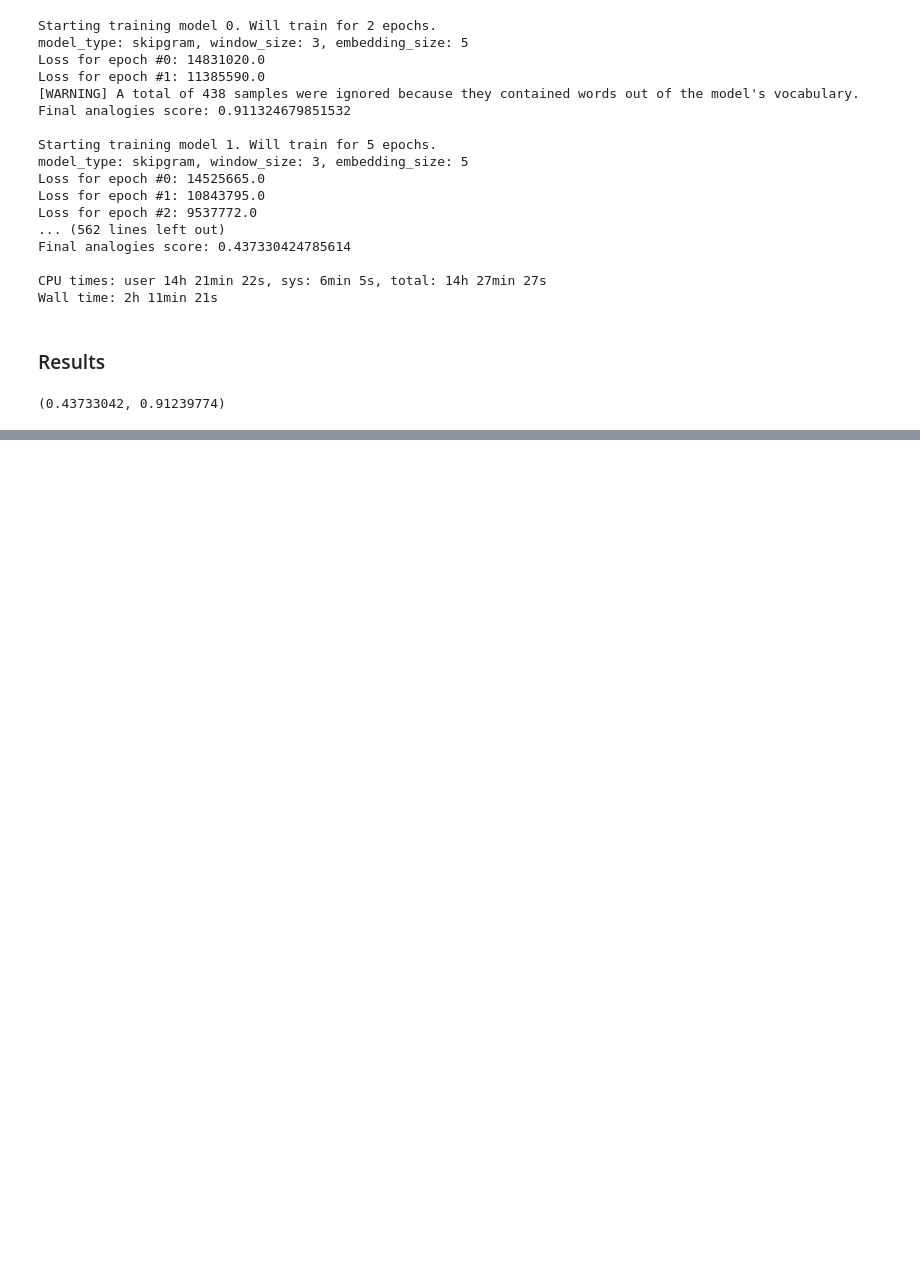
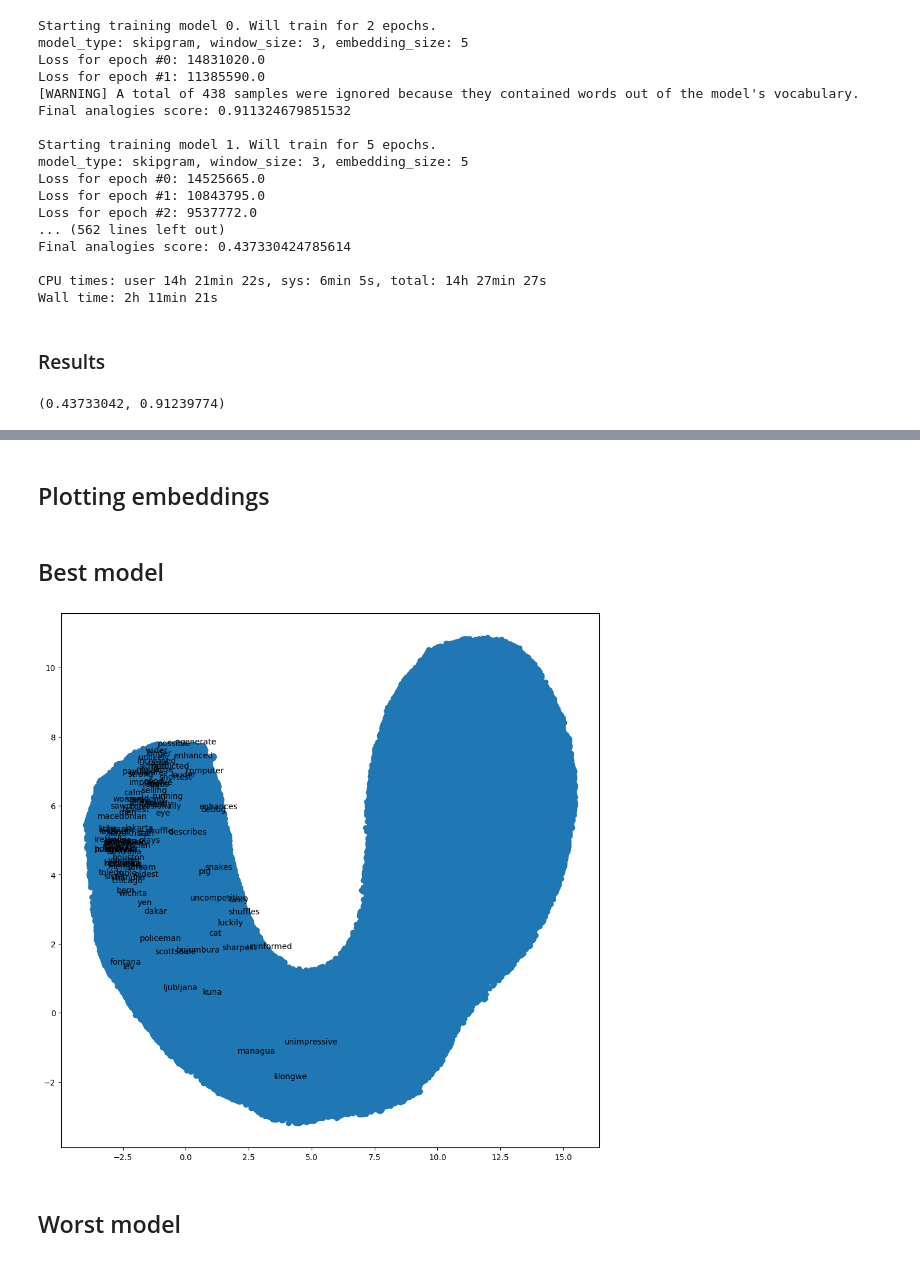
Before and after one commit to marcoVinha/nlp-tp1, a Jupyter notebook: notebooks/nlp_tp1.ipynb, the cells around one changed output, grey strips where cells are left out. Saved outputs shown, nothing was run; the diff lists cells and outputs as text; code cells hidden in the pictures; blank space fills up the shorter version.

Commit message:
plot umap embeddings

```diff
--- a/notebooks/nlp_tp1.ipynb
+++ b/notebooks/nlp_tp1.ipynb
@@ -258,0 +267,13 @@ worst_model_params["score"], best_model_params["score"]
+# %%
+best_model = Word2VecModel(
+    model_type=best_model_params["params"]["model_type"],
+    window_size=best_model_params["params"]["window_size"],
+    embedding_size=best_model_params["params"]["embedding_size"],
+    min_word_count=0,
+    workers=12,
+)
+
+best_model.train(
+    dataset=train_dataset,
+    epochs=best_model_params["params"]["epochs"],
+)
@@ -258,0 +317,7 @@ worst_model_params["score"], best_model_params["score"]
+# %%
+analogies_words = set()
+for words_lists in all_test_analogies.values():
+    for wl in words_lists:
+        analogies_words = analogies_words.union(wl)
+# %% [markdown]
+## Plotting embeddings
@@ -258,0 +362,24 @@ worst_model_params["score"], best_model_params["score"]
+# %% [markdown]
+## Best model
+# %%
+best_model_words_to_highlight = [
+    best_model.wv.key_to_index[word] for word in analogies_words if word in best_model.wv.key_to_index
+]
+
+# best_model_words_to_highlight = [
+#     best_model.wv.key_to_index[word] for word in ["cuba", "china"] if word in best_model.wv.key_to_index
+# ]
+# %%
+best_model_x_vals, best_model_y_vals, best_model_labels = reduce_dimensions(best_model)
+# %%
+plot_embeddings(
+    best_model_x_vals,
+    best_model_y_vals,
+    best_model_labels,
+    n_sample=100,
+    indices_to_highlight=best_model_words_to_highlight
+)
+# %% [output]
+[figure, added]
+# %% [markdown]
+## Worst model
```
Also changed, not shown: parts of 13 cells of this notebook, 1 other file.
